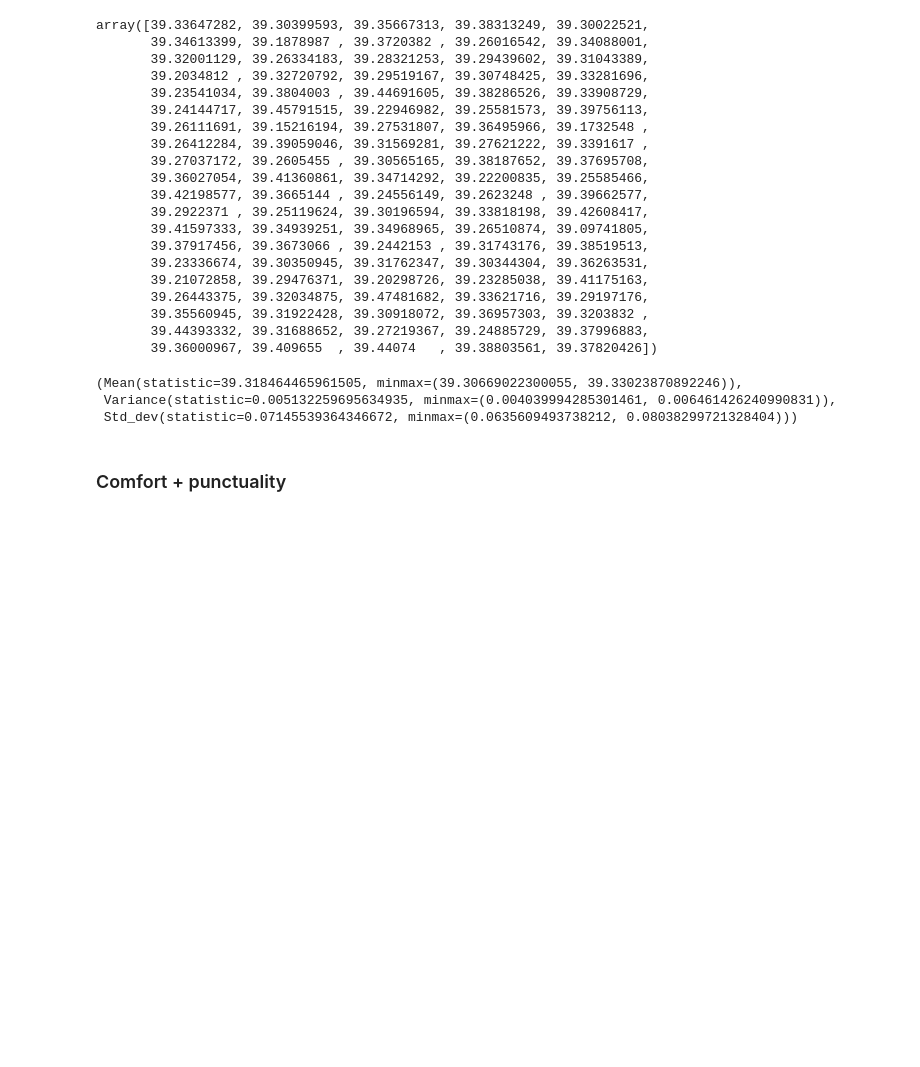
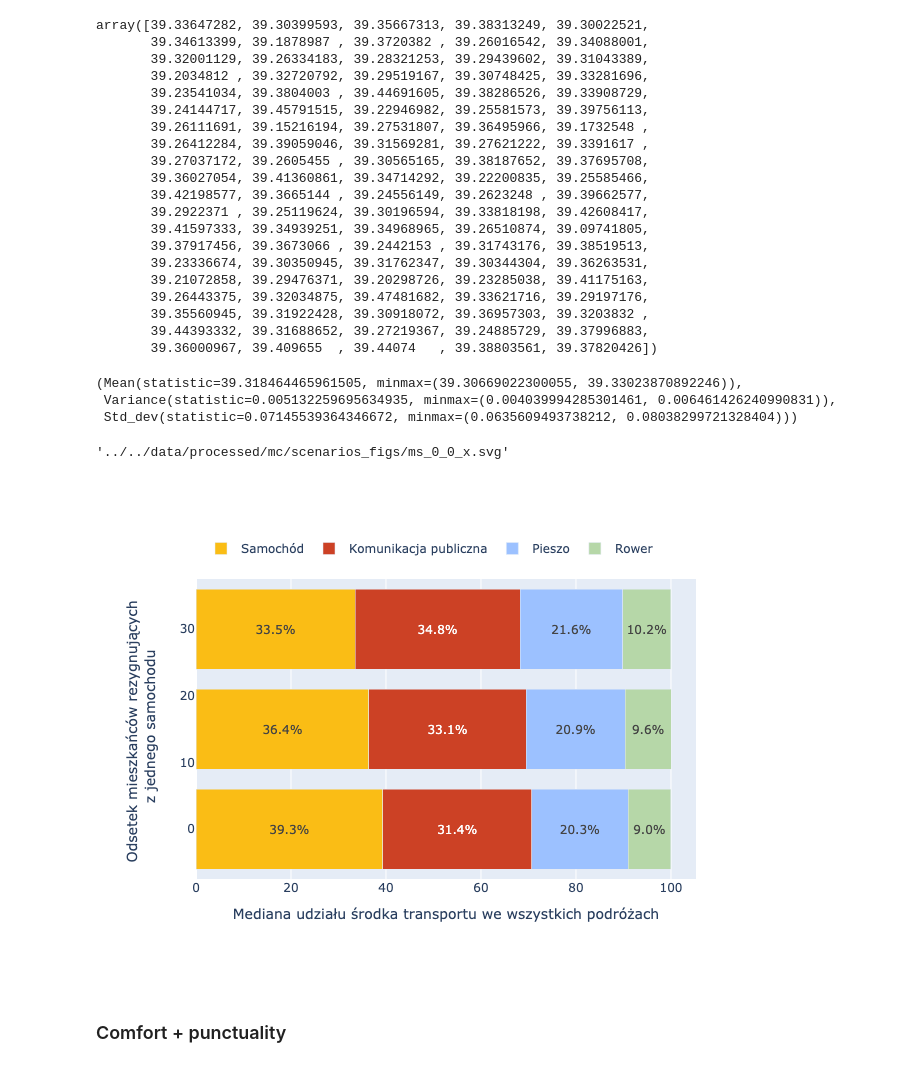
Before and after one commit to AgataSkibinska/urban-mobility-project, a Jupyter notebook: notebooks/kr-vis/comparision.ipynb, the cells around one changed output. Drawn from its saved outputs; the diff is of its cells as text; code cells hidden in the pictures; blank space fills up the shorter version.

```diff
--- a/notebooks/kr-vis/comparision.ipynb
+++ b/notebooks/kr-vis/comparision.ipynb
@@ -13,8 +11,11 @@ in_folder_path = '../../results/v2_out_2'
+# %%
+in_folder_path = '../../data/processed/mc/scenarios'
 # %%
 modal_splits = {}
 
-for f_name in tqdm(os.listdir(in_folder_path)):
+for f_name in tqdm(sorted(os.listdir(in_folder_path))):
     if f_name.startswith('ms'):
+        # print(f_name)
         modal_name = f_name.replace('.json', '')
 
         with open(in_folder_path+'/'+f_name, 'r') as f:
@@ -192,3 +193,15 @@ fig.update_layout(
 #     )
 # )
 fig.show()
+# %%
+out_dir = '../../data/processed/mc/scenarios_figs'
+out_file = 'ms_0_0_x.png'
+
+if not os.path.exists(out_dir):
+    os.makedirs(out_dir)
+
+out_path = os.path.join(out_dir, out_file)
+
+out_path
+# %% [output]
+'../../data/processed/mc/scenarios_figs/ms_0_0_x.svg'
@@ -195,3 +210,12 @@ fig.show()
+# %%
+img_bytes = fig.to_image(format="png")
+# %%
+from IPython.display import Image
+img = Image(img_bytes)
+# %%
+img
+# %% [output]
+[figure, added]
 # %% [markdown]
 ### Comfort + punctuality
 # %%
```
Also changed, not shown: parts of 2 cells of this notebook, 2 other files.
